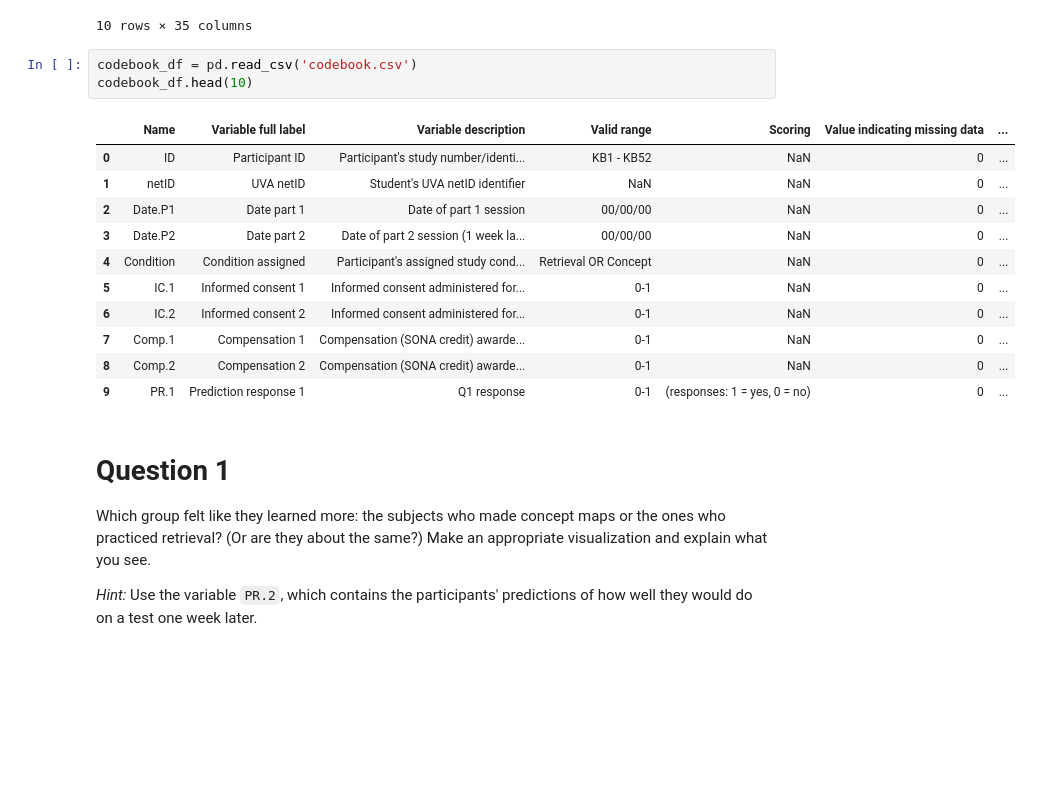
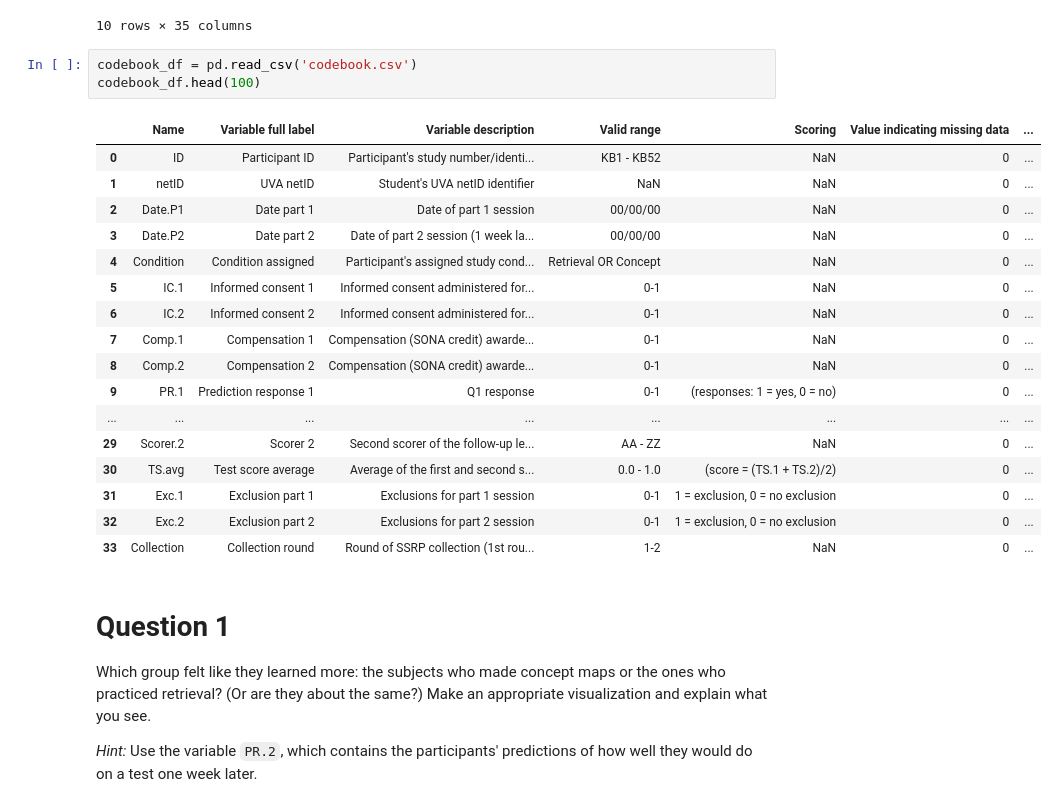
Before and after one commit to Mazrah18/CS105-DataAnaLysis, a Jupyter notebook: LABS/Lab-4/3C. Retrieval Practice and Learning.ipynb, the cells around one changed output. Saved outputs shown, nothing was run; the diff lists cells and outputs as text; blank space fills up the shorter version.

```diff
--- a/LABS/Lab-4/3C. Retrieval Practice and Learning.ipynb
+++ b/LABS/Lab-4/3C. Retrieval Practice and Learning.ipynb
@@ -53,19 +53,25 @@ data_df.head(10)
 10 rows × 35 columns
 # %%
 codebook_df = pd.read_csv('codebook.csv')
-codebook_df.head(10)
+codebook_df.head(100)
 # %% [output]
 |  | Name | Variable full label | Variable description | Valid range | Scoring | Value indicating missing data | ... |
 | 0 | ID | Participant ID | Participant's study number/identi... | KB1 - KB52 | NaN | 0 | ... |
 | 1 | netID | UVA netID | Student's UVA netID identifier | NaN | NaN | 0 | ... |
 | 2 | Date.P1 | Date part 1 | Date of part 1 session | 00/00/00 | NaN | 0 | ... |
 | 3 | Date.P2 | Date part 2 | Date of part 2 session (1 week la... | 00/00/00 | NaN | 0 | ... |
 | 4 | Condition | Condition assigned | Participant's assigned study cond... | Retrieval OR Concept | NaN | 0 | ... |
 | 5 | IC.1 | Informed consent 1 | Informed consent administered for... | 0-1 | NaN | 0 | ... |
 | 6 | IC.2 | Informed consent 2 | Informed consent administered for... | 0-1 | NaN | 0 | ... |
 | 7 | Comp.1 | Compensation 1 | Compensation (SONA credit) awarde... | 0-1 | NaN | 0 | ... |
 | 8 | Comp.2 | Compensation 2 | Compensation (SONA credit) awarde... | 0-1 | NaN | 0 | ... |
 | 9 | PR.1 | Prediction response 1 | Q1 response | 0-1 | (responses: 1 = yes, 0 = no) | 0 | ... |
+| ... | ... | ... | ... | ... | ... | ... | ... |
+| 29 | Scorer.2 | Scorer 2 | Second scorer of the follow-up le... | AA - ZZ | NaN | 0 | ... |
+| 30 | TS.avg | Test score average | Average of the first and second s... | 0.0 - 1.0 | (score = (TS.1 + TS.2)/2) | 0 | ... |
+| 31 | Exc.1 | Exclusion part 1 | Exclusions for part 1 session | 0-1 | 1 = exclusion, 0 = no exclusion | 0 | ... |
+| 32 | Exc.2 | Exclusion part 2 | Exclusions for part 2 session | 0-1 | 1 = exclusion, 0 = no exclusion | 0 | ... |
+| 33 | Collection | Collection round | Round of SSRP collection (1st rou... | 1-2 | NaN | 0 | ... |
 # %% [markdown]
 # Question 1
 
```
Also changed, not shown: parts of 24 cells of this notebook, 4 other files.
